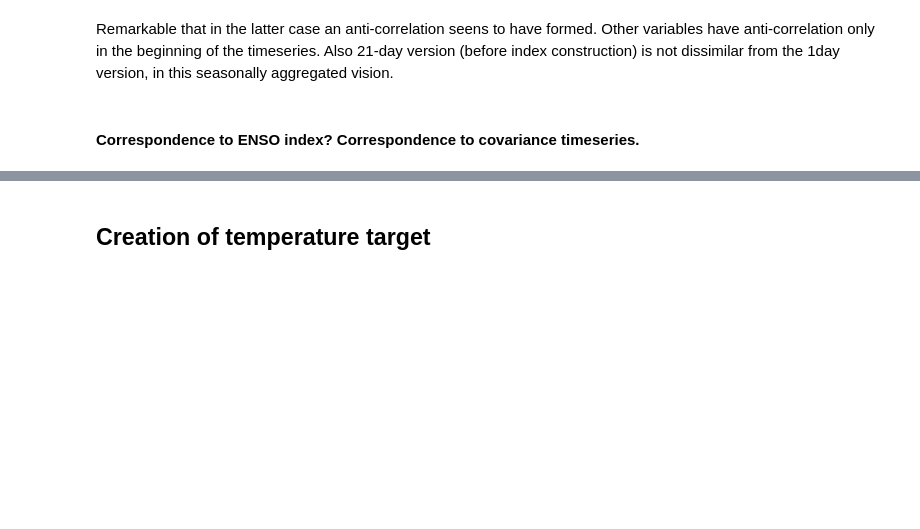
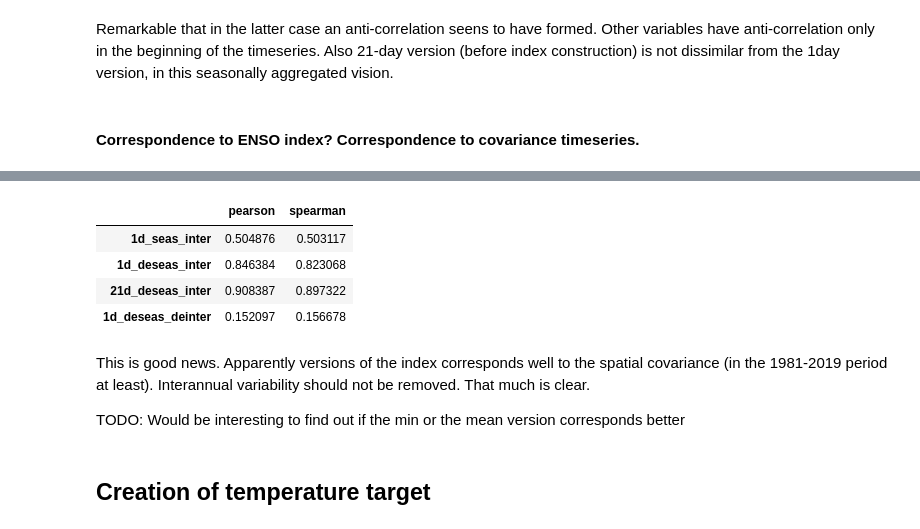
Before and after one commit to chiemvs/telegates, a Jupyter notebook: Explore.ipynb, the cells around one changed output, grey strips where cells are left out. Saved outputs shown, nothing was run; the diff lists cells and outputs as text; code cells hidden in the pictures; blank space fills up the shorter version.

Commit message:
Cleaned deseasonalizing functionality. Comparison of multiple index versions.

```diff
--- a/Explore.ipynb
+++ b/Explore.ipynb
@@ -233,6 +234,6 @@ from Weave.models import map_foldindex_to_groupedorder
 
 filepath = '/scistor/ivm/jsn295/paper2/clusters_cv_spearmanpar_varalpha_strict/precursor.multiagg.parquet'
 df = pd.read_parquet(filepath)
+df = df.sort_index(axis =1)
 # We must read fold 4, because this is the only one not using a large part of our data for training.
-# Only one with a good possibility of testing in 2013-2019
-#order = map_foldindex_to_groupedorder(df, n_folds = 5)
+#order = map_foldindex_to_groupedorder(df, n_folds = 5) # strictly speaking fold 4 will remain fold 4
@@ -266,3 +240,29 @@ df
+# %%
+# These are pre-lagged
+timeagg = 21
+lag = -15
+ssts = df.loc[:,(4,'sst_nhplus',timeagg,slice(None),lag,4,'spatcov')]
+# %%
+ssts_unlagged = ssts.copy().dropna()
+ssts_unlagged.index = ssts_unlagged.index - pd.Timedelta(timeagg + abs(lag), unit ='D')
+# %%
+correlations = pd.DataFrame(np.nan, index = indices.keys(), columns = ['pearson','spearman'])
+for key,idx in indices.items():
+    subset = idx.to_pandas().loc[ssts_unlagged.index]
+    correlations.loc[key,'pearson'] = pearsonr(subset.values,ssts_unlagged.values.squeeze())[0]
+    correlations.loc[key,'spearman'] = spearmanr(subset.values,ssts_unlagged.values.squeeze())[0]
+# %%
+correlations
+# %% [output]
+|  | pearson | spearman |
+| 1d_seas_inter | 0.504876 | 0.503117 |
+| 1d_deseas_inter | 0.846384 | 0.823068 |
+| 21d_deseas_inter | 0.908387 | 0.897322 |
+| 1d_deseas_deinter | 0.152097 | 0.156678 |
+# %% [markdown]
+This is good news. Apparently versions of the index corresponds well to the spatial covariance (in the 1981-2019 period at least). Interannual variability should not be removed. That much is clear.
+
+TODO: Would be interesting to find out if the min or the mean version corresponds better
 # %% [markdown]
 ## Creation of temperature target
 # %%
```
Also changed, not shown: parts of 8 cells of this notebook.
